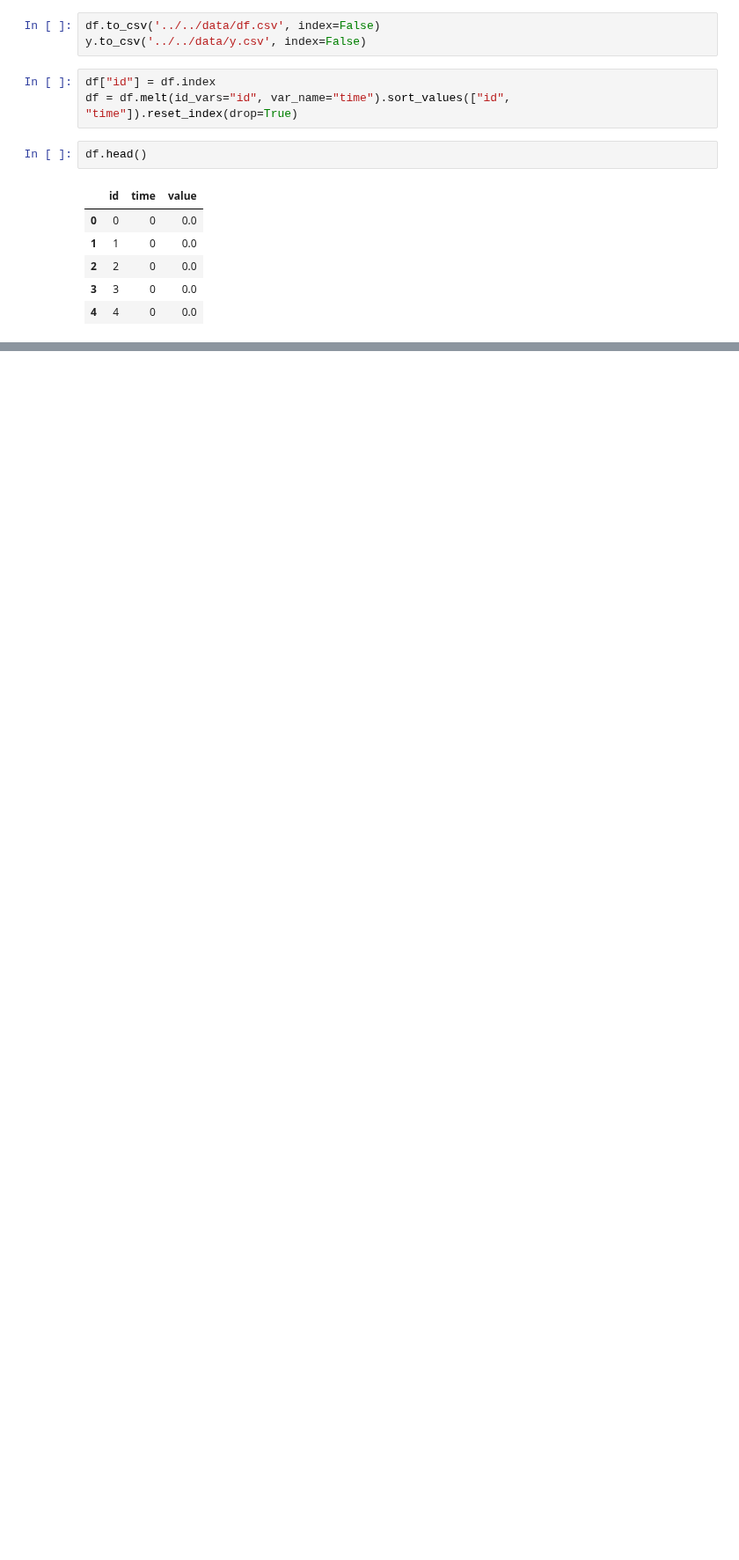
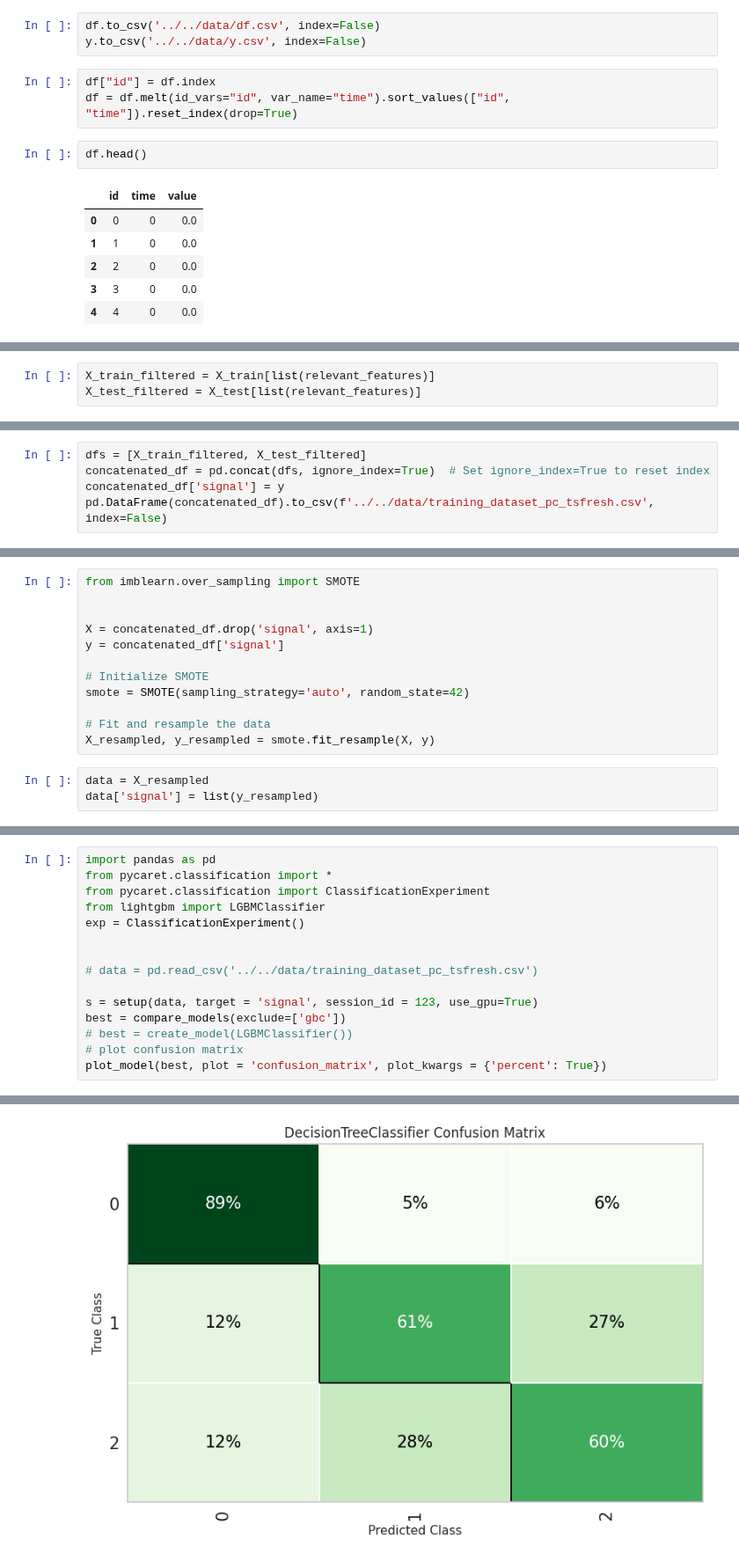
Before and after one commit to henokali1/trdr, a Jupyter notebook: ml/pg.ipynb, the cells around one changed output, grey strips where cells are left out. Shown at 88% size. Drawn from its saved outputs; the diff is of its cells as text; blank space fills up the shorter version.

```diff
--- a/ml/pg.ipynb
+++ b/ml/pg.ipynb
@@ -92,0 +115,3 @@ Error:
+# %%
+X_train_filtered = X_train[list(relevant_features)]
+X_test_filtered = X_test[list(relevant_features)]
@@ -92,0 +138,5 @@ Error:
+# %%
+dfs = [X_train_filtered, X_test_filtered]
+concatenated_df = pd.concat(dfs, ignore_index=True)  # Set ignore_index=True to reset index
+concatenated_df['signal'] = y
+pd.DataFrame(concatenated_df).to_csv(f'../../data/training_dataset_pc_tsfresh.csv', index=False)
@@ -92,0 +159,15 @@ Error:
+# %%
+from imblearn.over_sampling import SMOTE
+
+
+X = concatenated_df.drop('signal', axis=1)
+y = concatenated_df['signal']
+
+# Initialize SMOTE
+smote = SMOTE(sampling_strategy='auto', random_state=42)
+
+# Fit and resample the data
+X_resampled, y_resampled = smote.fit_resample(X, y)
+# %%
+data = X_resampled
+data['signal'] = list(y_resampled)
@@ -92,0 +190,16 @@ Error:
+# %%
+import pandas as pd
+from pycaret.classification import *
+from pycaret.classification import ClassificationExperiment
+from lightgbm import LGBMClassifier
+exp = ClassificationExperiment()
+
+
+# data = pd.read_csv('../../data/training_dataset_pc_tsfresh.csv')
+
+s = setup(data, target = 'signal', session_id = 123, use_gpu=True)
+best = compare_models(exclude=['gbc'])
+# best = create_model(LGBMClassifier())
+# plot confusion matrix
+plot_model(best, plot = 'confusion_matrix', plot_kwargs = {'percent': True})
+# %% [output]
@@ -92,0 +312 @@ Error:
+[figure, added]
```
Also changed, not shown: parts of 10 cells of this notebook.
